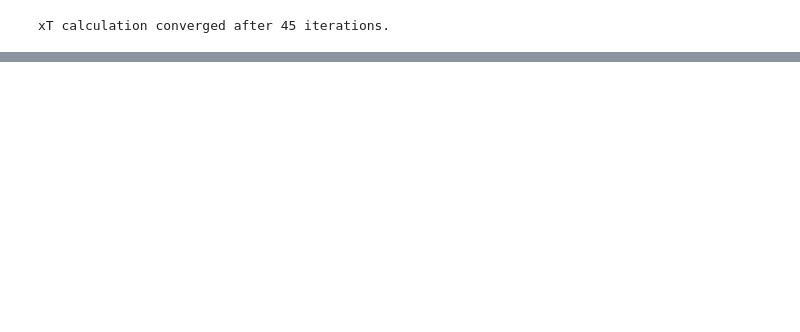
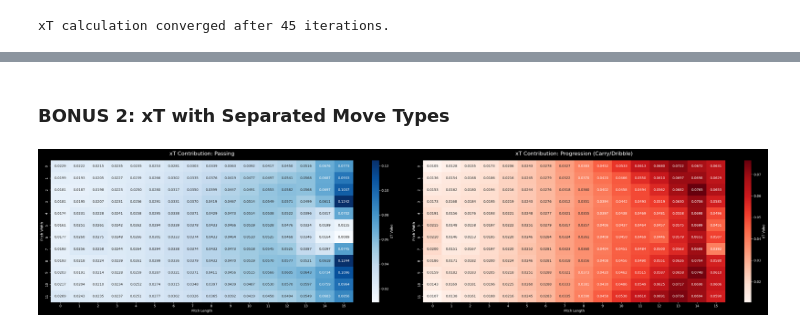
Before and after one commit to yizhan-tech/project_kick, a Jupyter notebook: football_metrics/xT/xT.ipynb, the cells around one changed output, grey strips where cells are left out. Saved outputs shown, nothing was run; the diff lists cells and outputs as text; code cells hidden in the pictures; blank space fills up the shorter version.

```diff
--- a/football_metrics/xT/xT.ipynb
+++ b/football_metrics/xT/xT.ipynb
@@ -468,0 +514,9 @@ plot_pitch_grid(
+# %% [markdown]
+### BONUS 2: xT with Separated Move Types
+# %%
+N, M = 16, 12  # Original grid size
+df_actions["start_cell"] = get_flat_indexes(df_actions["start_x"], df_actions["start_y"], l=N, w=M)
+df_actions["end_cell"] = get_flat_indexes(df_actions["end_x"], df_actions["end_y"], l=N, w=M)
+
+total_acts = count(df_actions["start_x"], df_actions["start_y"], N, M).flatten().astype(float)
+total_acts[total_acts == 0] = 1.0
@@ -468,0 +537,38 @@ plot_pitch_grid(
+# %%
+# Calculate Probabilities & Matrices
+p_pass, T_pass = get_move_components(["Pass"])
+p_prog, T_prog = get_move_components(["Carry", "Dribble"])
+
+# Shot/Goal Probability
+df_shot = df_actions[df_actions["type_name"] == "Shot"]
+p_shot = count(df_shot["start_x"], df_shot["start_y"], N, M).flatten() / total_acts
+shot_counts = count(df_shot["start_x"], df_shot["start_y"], N, M).flatten()
+p_goal_if_shot = count(df_shot[df_shot["result"] == 1]["start_x"], df_shot[df_shot["result"] == 1]["start_y"], N, M).flatten().astype(float)
+p_goal_if_shot = np.divide(p_goal_if_shot, shot_counts, out=np.zeros_like(p_goal_if_shot), where=shot_counts != 0)
+
+# Solve xT using the Separated Bellman Equation
+shot_threat = p_shot * p_goal_if_shot
+xT_sep = np.zeros(N * M)
+for _ in range(20):
+    xT_sep = shot_threat + (p_pass * (T_pass @ xT_sep)) + (p_prog * (T_prog @ xT_sep))
+
+# Extract and Plot Contribution Components
+pass_grid = (p_pass * (T_pass @ xT_sep)).reshape((M, N))
+prog_grid = (p_prog * (T_prog @ xT_sep)).reshape((M, N))
+# %%
+plt.style.use('dark_background')
+fig, (ax1, ax2) = plt.subplots(1, 2, figsize=(32, 18))
+
+# Helper to avoid repetitive styling
+def style_ax(ax, data, title, cmap):
+    sns.heatmap(data, annot=True, fmt=".4f", cmap=cmap, ax=ax, cbar_kws={'label': 'xT Value'})
+    ax.set_title(title, fontsize=16, pad=15)
+    ax.set_xlabel("Pitch Length"), ax.set_ylabel("Pitch Width")
+
+style_ax(ax1, pass_grid, "xT Contribution: Passing", "Blues")
+style_ax(ax2, prog_grid, "xT Contribution: Progression (Carry/Dribble)", "Reds")
+
+plt.tight_layout()
+plt.show()
+# %% [output]
+[figure, added]
```
Also changed, not shown: parts of 9 cells of this notebook.
